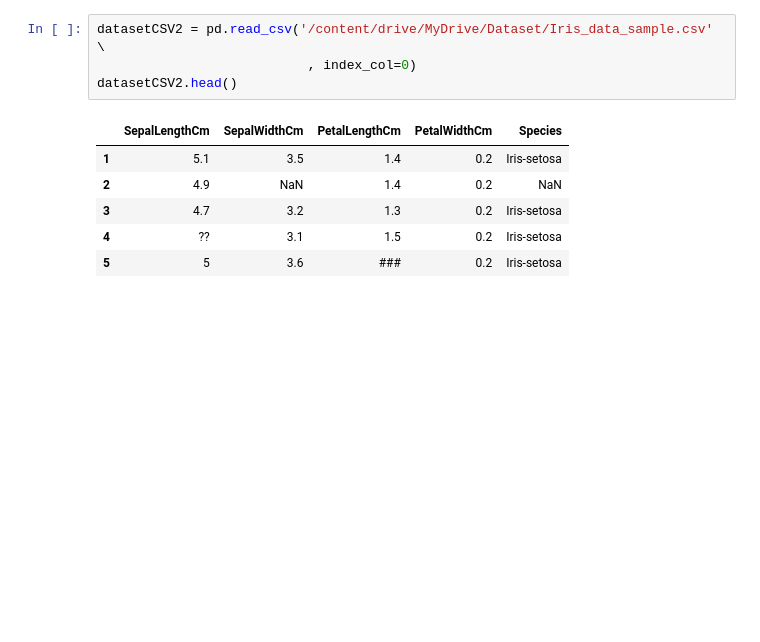
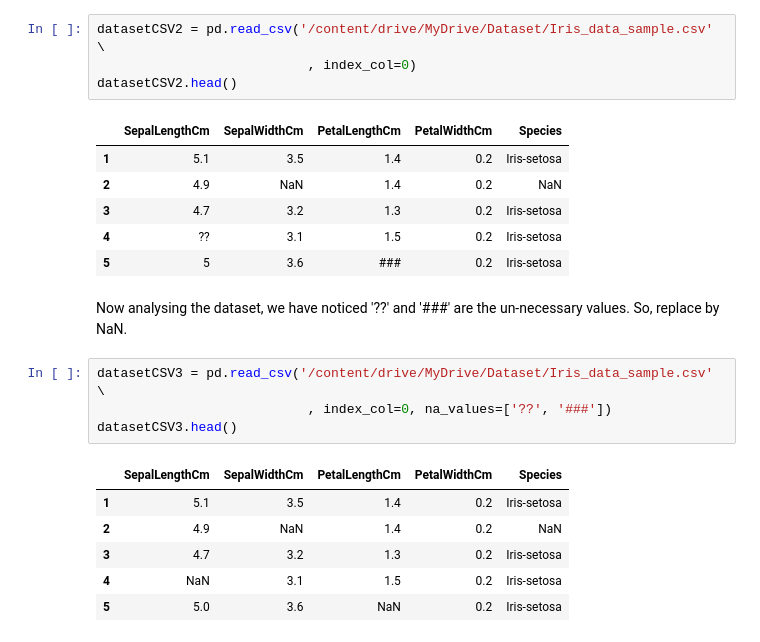
Before and after one commit to Classroom07/Data-Analytics, a Jupyter notebook: iris.ipynb, the cells around one changed output. Saved outputs shown, nothing was run; the diff lists cells and outputs as text; blank space fills up the shorter version.

```diff
--- a/iris.ipynb
+++ b/iris.ipynb
@@ -59,3 +81,16 @@ datasetCSV2.head()
 | 3 | 4.7 | 3.2 | 1.3 | 0.2 | Iris-setosa |
 | 4 | ?? | 3.1 | 1.5 | 0.2 | Iris-setosa |
 | 5 | 5 | 3.6 | ### | 0.2 | Iris-setosa |
+# %% [markdown]
+Now analysing the dataset, we have noticed '??' and '###' are the un-necessary values. So, replace by NaN.
+# %%
+datasetCSV3 = pd.read_csv('/content/drive/MyDrive/Dataset/Iris_data_sample.csv' \
+                           , index_col=0, na_values=['??', '###'])
+datasetCSV3.head()
+# %% [output]
+|  | SepalLengthCm | SepalWidthCm | PetalLengthCm | PetalWidthCm | Species |
+| 1 | 5.1 | 3.5 | 1.4 | 0.2 | Iris-setosa |
+| 2 | 4.9 | NaN | 1.4 | 0.2 | NaN |
+| 3 | 4.7 | 3.2 | 1.3 | 0.2 | Iris-setosa |
+| 4 | NaN | 3.1 | 1.5 | 0.2 | Iris-setosa |
+| 5 | 5.0 | 3.6 | NaN | 0.2 | Iris-setosa |
```
Also changed, not shown: parts of 16 cells of this notebook.
